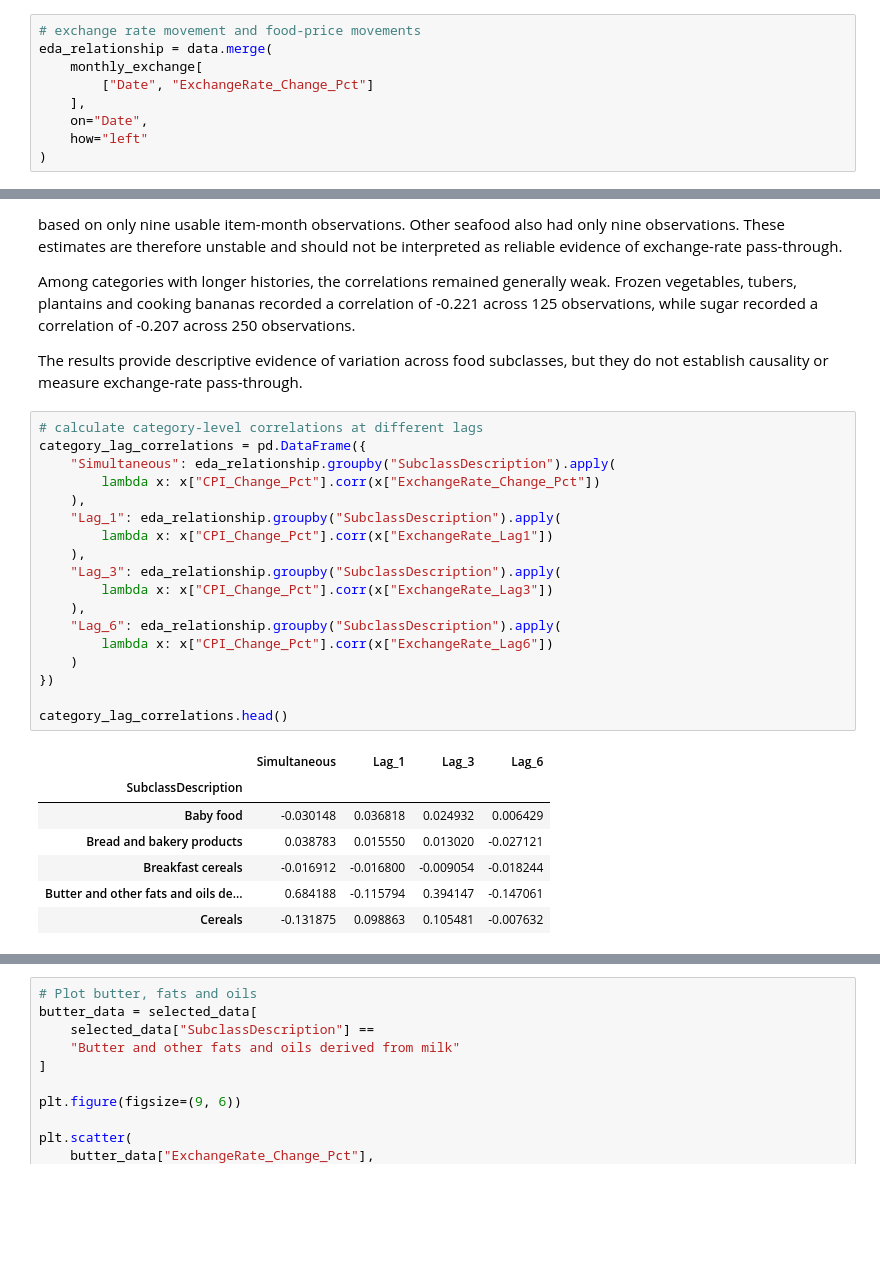
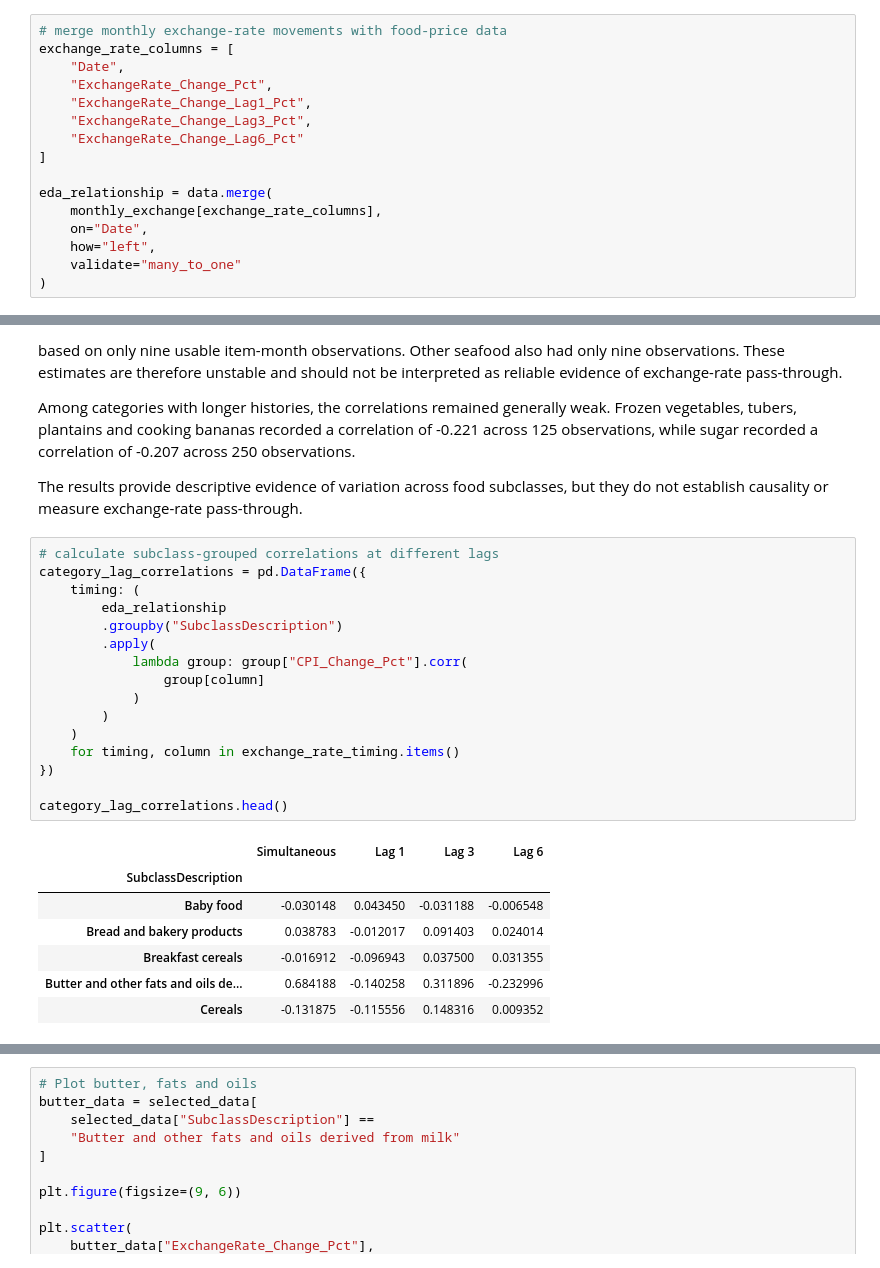
Before and after one commit to MasindiManaga/ERPT_ML_Research, a Jupyter notebook: notebooks/04_Exploratory_Data_Analysis.ipynb, the cells around one changed output, grey strips where cells are left out. Saved outputs shown, nothing was run; the diff lists cells and outputs as text; blank space fills up the shorter version.

```diff
--- a/notebooks/04_Exploratory_Data_Analysis.ipynb
+++ b/notebooks/04_Exploratory_Data_Analysis.ipynb
@@ -614,11 +621,18 @@ monthly_exchange.head(10)
 # %%
-# exchange rate movement and food-price movements
+# merge monthly exchange-rate movements with food-price data
+exchange_rate_columns = [
+    "Date",
+    "ExchangeRate_Change_Pct",
+    "ExchangeRate_Change_Lag1_Pct",
+    "ExchangeRate_Change_Lag3_Pct",
+    "ExchangeRate_Change_Lag6_Pct"
+]
+
 eda_relationship = data.merge(
-    monthly_exchange[
-        ["Date", "ExchangeRate_Change_Pct"]
-    ],
+    monthly_exchange[exchange_rate_columns],
     on="Date",
-    how="left"
+    how="left",
+    validate="many_to_one"
 )
 # %%
 eda_relationship[
@@ -792,30 +811,28 @@ Among categories with longer histories, the correlations remained generally weak
 
 The results provide descriptive evidence of variation across food subclasses, but they do not establish causality or measure exchange-rate pass-through.
 # %%
-# calculate category-level correlations at different lags
+# calculate subclass-grouped correlations at different lags
 category_lag_correlations = pd.DataFrame({
-    "Simultaneous": eda_relationship.groupby("SubclassDescription").apply(
-        lambda x: x["CPI_Change_Pct"].corr(x["ExchangeRate_Change_Pct"])
-    ),
-    "Lag_1": eda_relationship.groupby("SubclassDescription").apply(
-        lambda x: x["CPI_Change_Pct"].corr(x["ExchangeRate_Lag1"])
-    ),
-    "Lag_3": eda_relationship.groupby("SubclassDescription").apply(
-        lambda x: x["CPI_Change_Pct"].corr(x["ExchangeRate_Lag3"])
-    ),
-    "Lag_6": eda_relationship.groupby("SubclassDescription").apply(
-        lambda x: x["CPI_Change_Pct"].corr(x["ExchangeRate_Lag6"])
+    timing: (
+        eda_relationship
+        .groupby("SubclassDescription")
+        .apply(
+            lambda group: group["CPI_Change_Pct"].corr(
+                group[column]
+            )
+        )
     )
+    for timing, column in exchange_rate_timing.items()
 })
 
 category_lag_correlations.head()
 # %% [output]
-|  | Simultaneous | Lag_1 | Lag_3 | Lag_6 |
+|  | Simultaneous | Lag 1 | Lag 3 | Lag 6 |
 | SubclassDescription |  |  |  |  |
-| Baby food | -0.030148 | 0.036818 | 0.024932 | 0.006429 |
-| Bread and bakery products | 0.038783 | 0.015550 | 0.013020 | -0.027121 |
-| Breakfast cereals | -0.016912 | -0.016800 | -0.009054 | -0.018244 |
-| Butter and other fats and oils de... | 0.684188 | -0.115794 | 0.394147 | -0.147061 |
-| Cereals | -0.131875 | 0.098863 | 0.105481 | -0.007632 |
+| Baby food | -0.030148 | 0.043450 | -0.031188 | -0.006548 |
+| Bread and bakery products | 0.038783 | -0.012017 | 0.091403 | 0.024014 |
+| Breakfast cereals | -0.016912 | -0.096943 | 0.037500 | 0.031355 |
+| Butter and other fats and oils de... | 0.684188 | -0.140258 | 0.311896 | -0.232996 |
+| Cereals | -0.131875 | -0.115556 | 0.148316 | 0.009352 |
 # %%
 print("Strongest simultaneous correlations:")
```
Also changed, not shown: parts of 17 cells of this notebook.
